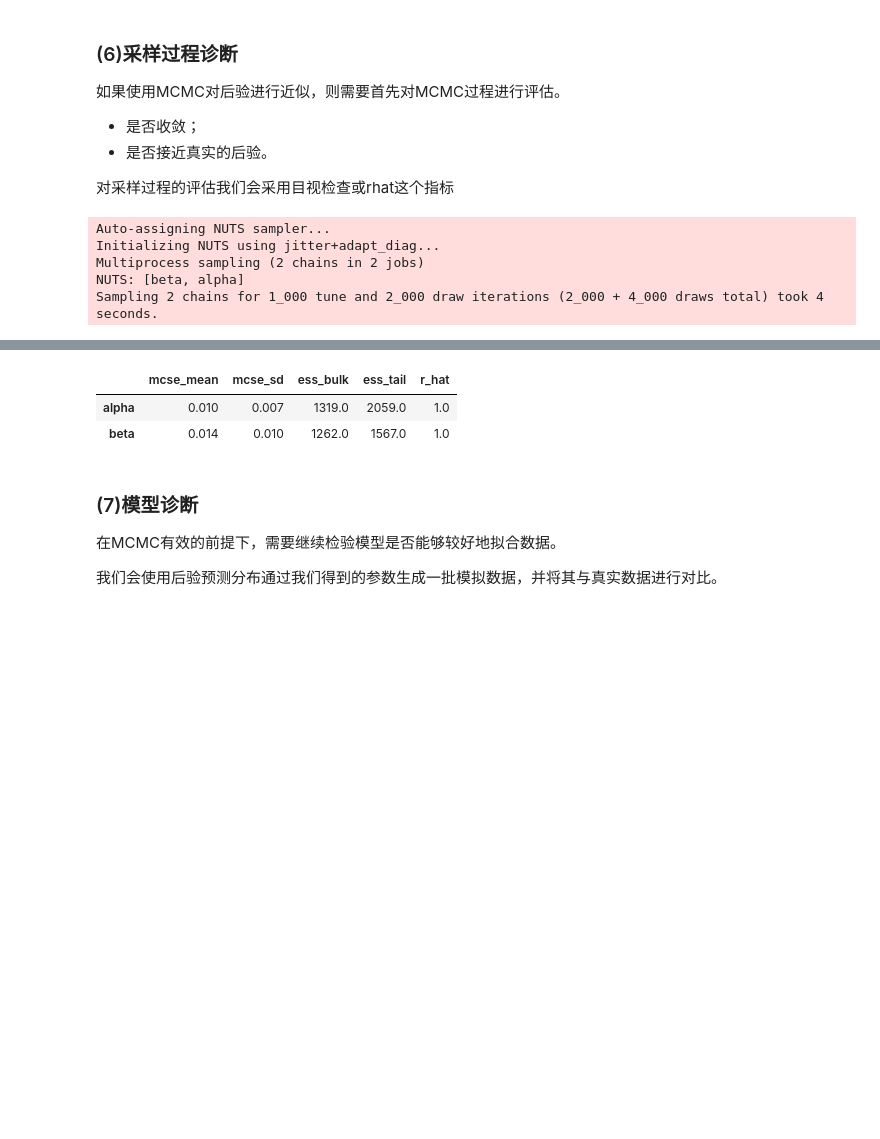
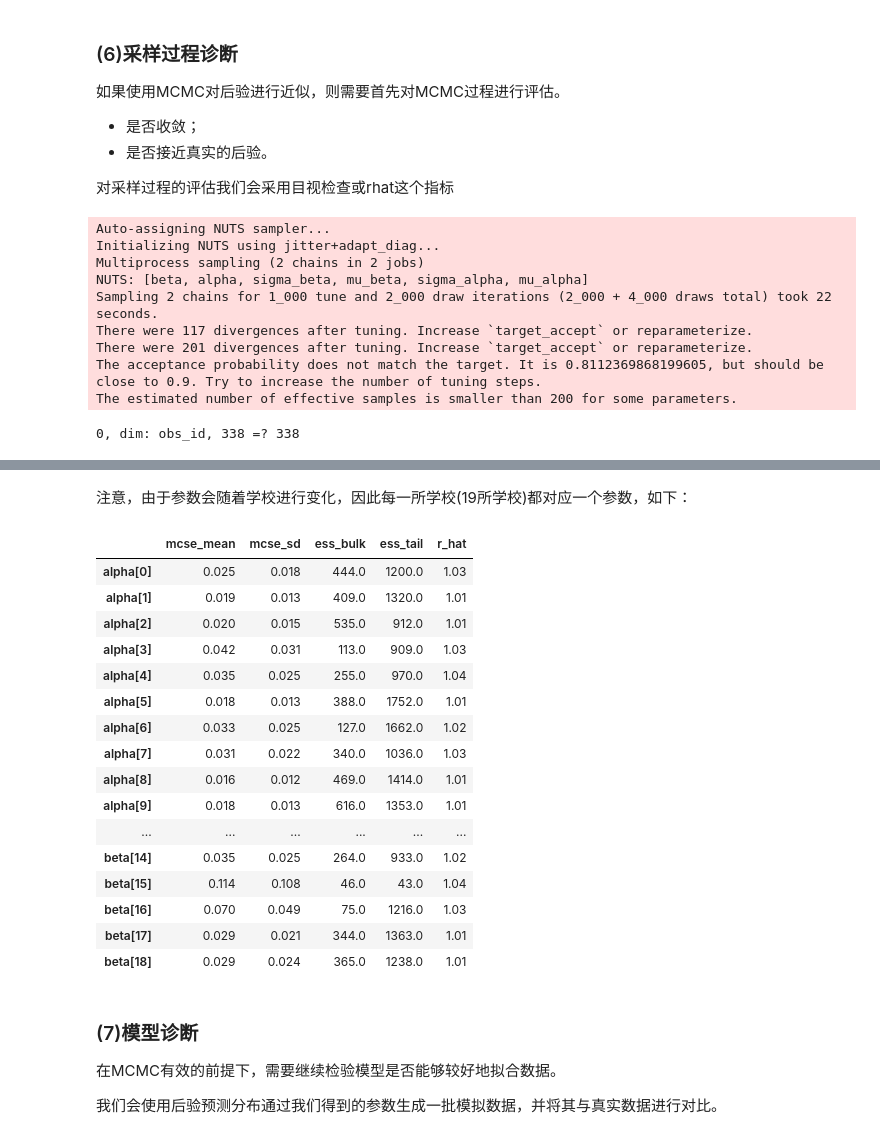
Before and after one commit to Utenna/PyBayesian, a Jupyter notebook: pan/Wanke_1202.ipynb, the cells around one changed output, grey strips where cells are left out. Saved outputs shown, nothing was run; the diff lists cells and outputs as text; code cells hidden in the pictures; blank space fills up the shorter version.

```diff
--- a/pan/Wanke_1202.ipynb
+++ b/pan/Wanke_1202.ipynb
@@ -126,0 +232,8 @@ plt.show()
+# %%
+# 将数据分层变量"学校(school)"转换为因子(factor)类型
+school_idxs, school = pd.factorize(data.SCHOOLID)
+# 定义学校与数据的映射：即标注哪名学生(行)属于哪一所学校
+coords = {
+    "school": school,
+    "obs_id": np.arange(len(school_idxs)),
+}
@@ -127,5 +330,2 @@ plt.show()
 # %% [markdown]
 ### (4)选择先验
-# %%
-# 将‘condition’进行编码，其中一致条件(congruent)编码为0，不一致条件(incongruent)编码为1。
-data.condition = data.condition.map({'incongruent':1,'congruent':0})
@@ -198,14 +389,28 @@ pm.model_to_graphviz(GLM_model)
 # %%
-with pm.Model() as GLM_model:
+# 将数据分层变量"学校(school)"转换为因子(factor)类型
+school_idxs, school = pd.factorize(data.SCHOOLID)
+# 定义学校与数据的映射：即标注哪名学生(行)属于哪一所学校
+coords = {
+    "school": school,
+    "obs_id": np.arange(len(school_idxs)),
+}
+
+with pm.Model(coords=coords) as model3:
+    # 定义level2学校的 Hyperpriors
+    mu_alpha = pm.Normal("mu_alpha", mu=0.0, sigma=100)
+    sigma_alpha = pm.HalfNormal("sigma_alpha", 50)
+    mu_beta = pm.Normal("mu_beta", mu=0.0, sigma=100)
+    sigma_beta = pm.HalfNormal("sigma_beta", 50)
     # 定义先验
-    alpha = pm.Normal('alpha',mu=0,sd=1)
-    beta = pm.Normal('beta',mu=0,sd=1,shape=1)
+    alpha = pm.Normal('alpha',mu=mu_alpha,sd=sigma_alpha, dims="school")
+    beta = pm.Normal('beta',mu=mu_beta,sd=sigma_beta, dims="school")
     # x为自变量，是之前已经载入的数据
-    x = pm.Data("x", data['condition'])
-    # 线性模型：mu是确定性随机变量，这个变量的值完全由右端值确定
-    p = pm.Deterministic("p", alpha + beta * x)
+    x = pm.Data("x", data.PPED, dims="obs_id")
+    school_idx = pm.Data("school_idx", school_idxs, dims="obs_id")
+    # 定义线性模型：p是确定性随机变量，这个变量的值完全由右端值确定
+    p = pm.Deterministic("p", alpha[school_idx] + beta[school_idx] * x)
     # Y的观测值，这是一个特殊的观测随机变量，表示模型数据的可能性。也可以表示模型的似然，通过 observed 参数来告诉这个变量其值是已经被观测到了的，不会被拟合算法改变
-    y_obs = pm.Bernoulli("y_obs", logit_p=p, observed=data["correct"])
+    y_obs = pm.Bernoulli("y_obs", logit_p=p, observed=data.REPEAT, dims="obs_id")
 # %% [markdown]
 ### (6)采样过程诊断
 
@@ -216,15 +421,20 @@ with pm.Model() as GLM_model:
 
 对采样过程的评估我们会采用目视检查或rhat这个指标
 # %%
-with GLM_model :
+with model3:
     # 使用mcmc方法进行采样，draws为采样次数，tune为调整采样策略的次数，这些次数将在采样结束后被丢弃，
     # target_accept为接受率， return_inferencedata=True为该函数返回的对象是arviz.InnferenceData对象
     # chains为我们采样的链数，cores为我们的调用的cpu数，多个链可以在多个cpu中并行计算，我们在和鲸中调用的cpu数为2
-    trace = pm.sample(draws = 2000, tune=1000, target_accept=0.9,chains=2, cores= 2,return_inferencedata=True)
+    trace3 = pm.sample(draws = 2000, tune=1000, target_accept=0.9,chains=2, cores= 2,return_inferencedata=True)
 # %% [output]
 Auto-assigning NUTS sampler...
 Initializing NUTS using jitter+adapt_diag...
 Multiprocess sampling (2 chains in 2 jobs)
-NUTS: [beta, alpha]
-Sampling 2 chains for 1_000 tune and 2_000 draw iterations (2_000 + 4_000 draws total) took 4 seconds.
+NUTS: [beta, alpha, sigma_beta, mu_beta, sigma_alpha, mu_alpha]
+Sampling 2 chains for 1_000 tune and 2_000 draw iterations (2_000 + 4_000 draws total) took 22 seconds.
+There were 117 divergences after tuning. Increase `target_accept` or reparameterize.
+There were 201 divergences after tuning. Increase `target_accept` or reparameterize.
+The acceptance probability does not match the target. It is 0.8112369868199605, but should be close to 0.9. Try to increase the number of tuning steps.
+The estimated number of effective samples is smaller than 200 for some parameters.
+0, dim: obs_id, 338 =? 338
 # %%
@@ -232,12 +442,28 @@ az.plot_trace(trace, var_names=['alpha','beta'])
 plt.show()
 # %% [output]
 [interactive output not drawn]
+# %% [markdown]
+注意，由于参数会随着学校进行变化，因此每一所学校(19所学校)都对应一个参数，如下：
 # %%
-az.summary(trace, var_names=['alpha','beta'], kind="diagnostics")
+az.summary(trace3, var_names=['alpha','beta'], kind="diagnostics")
 # %% [output]
 |  | mcse_mean | mcse_sd | ess_bulk | ess_tail | r_hat |
-| alpha | 0.010 | 0.007 | 1319.0 | 2059.0 | 1.0 |
-| beta | 0.014 | 0.010 | 1262.0 | 1567.0 | 1.0 |
+| alpha[0] | 0.025 | 0.018 | 444.0 | 1200.0 | 1.03 |
+| alpha[1] | 0.019 | 0.013 | 409.0 | 1320.0 | 1.01 |
+| alpha[2] | 0.020 | 0.015 | 535.0 | 912.0 | 1.01 |
+| alpha[3] | 0.042 | 0.031 | 113.0 | 909.0 | 1.03 |
+| alpha[4] | 0.035 | 0.025 | 255.0 | 970.0 | 1.04 |
+| alpha[5] | 0.018 | 0.013 | 388.0 | 1752.0 | 1.01 |
+| alpha[6] | 0.033 | 0.025 | 127.0 | 1662.0 | 1.02 |
+| alpha[7] | 0.031 | 0.022 | 340.0 | 1036.0 | 1.03 |
+| alpha[8] | 0.016 | 0.012 | 469.0 | 1414.0 | 1.01 |
+| alpha[9] | 0.018 | 0.013 | 616.0 | 1353.0 | 1.01 |
+| ... | ... | ... | ... | ... | ... |
+| beta[14] | 0.035 | 0.025 | 264.0 | 933.0 | 1.02 |
+| beta[15] | 0.114 | 0.108 | 46.0 | 43.0 | 1.04 |
+| beta[16] | 0.070 | 0.049 | 75.0 | 1216.0 | 1.03 |
+| beta[17] | 0.029 | 0.021 | 344.0 | 1363.0 | 1.01 |
+| beta[18] | 0.029 | 0.024 | 365.0 | 1238.0 | 1.01 |
 # %% [markdown]
 ### (7)模型诊断
 
```
Also changed, not shown: parts of 107 cells of this notebook, 1 other file.
